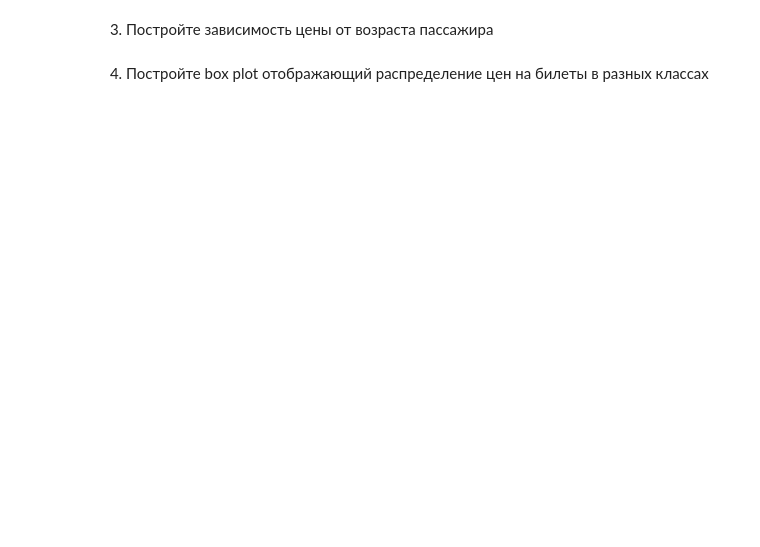
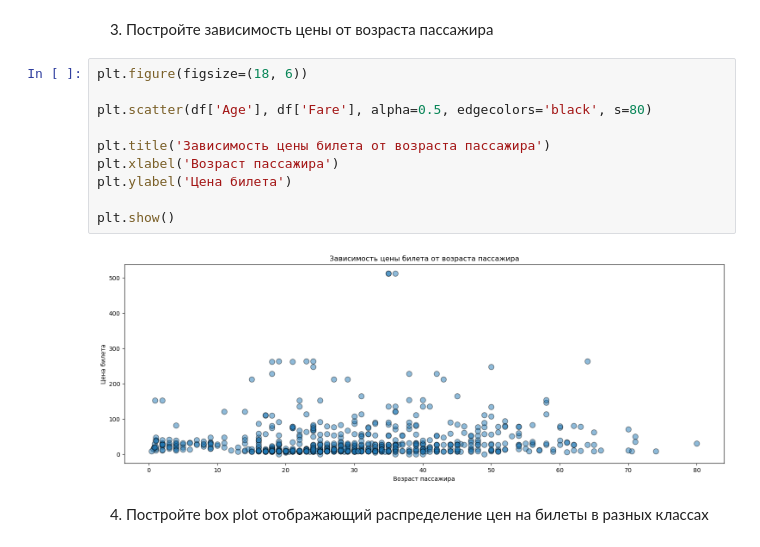
Before and after one commit to ivanboitsov/ML-Practise, a Jupyter notebook: Labs/Lab01/Lab1-5.ipynb, the cells around one changed output. Saved outputs shown, nothing was run; the diff lists cells and outputs as text; blank space fills up the shorter version.

```diff
--- a/Labs/Lab01/Lab1-5.ipynb
+++ b/Labs/Lab01/Lab1-5.ipynb
@@ -397,4 +440,16 @@ print("Выживаемость молодых мужчин:", yong_man, '\n'
 # %% [markdown]
 3. Постройте зависимость цены от возраста пассажира
+# %%
+plt.figure(figsize=(18, 6))
+
+plt.scatter(df['Age'], df['Fare'], alpha=0.5, edgecolors='black', s=80)
+
+plt.title('Зависимость цены билета от возраста пассажира')
+plt.xlabel('Возраст пассажира')
+plt.ylabel('Цена билета')
+
+plt.show()
+# %% [output]
+[figure, added]
 # %% [markdown]
 4. Постройте box plot отображающий распределение цен на билеты в разных классах
```
Also changed, not shown: parts of 13 cells of this notebook.
